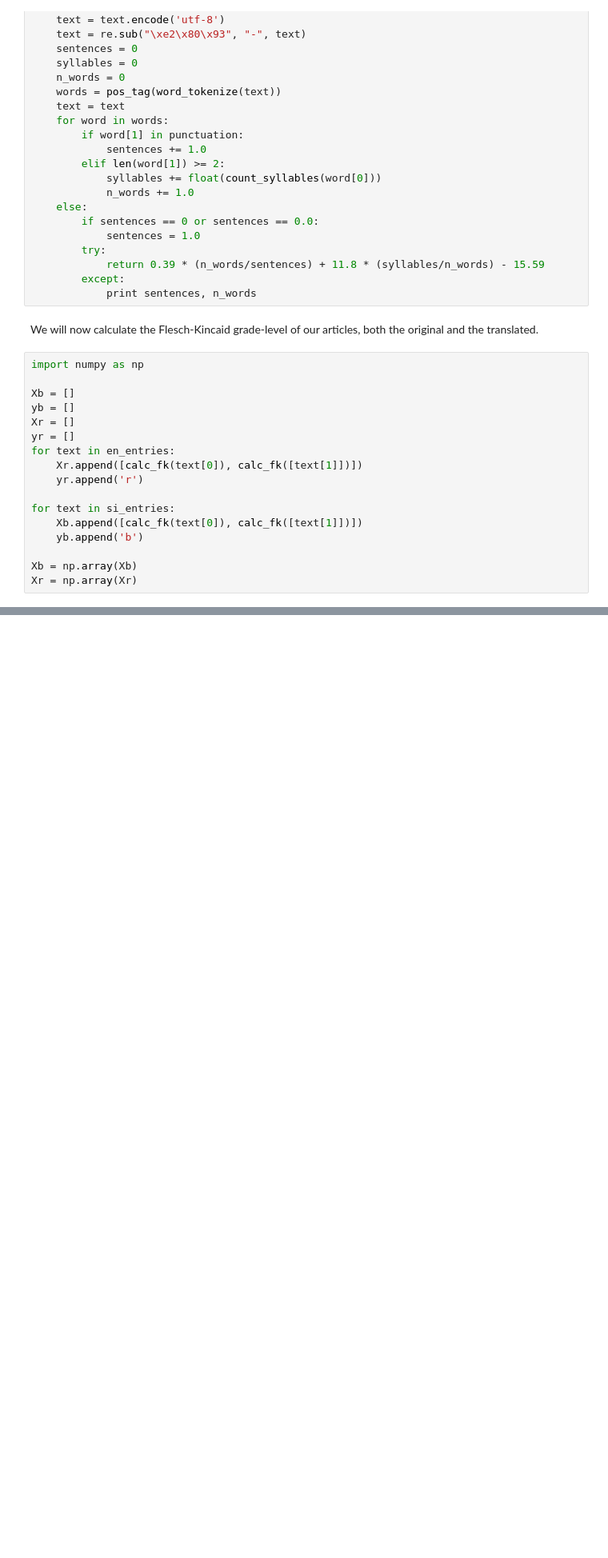
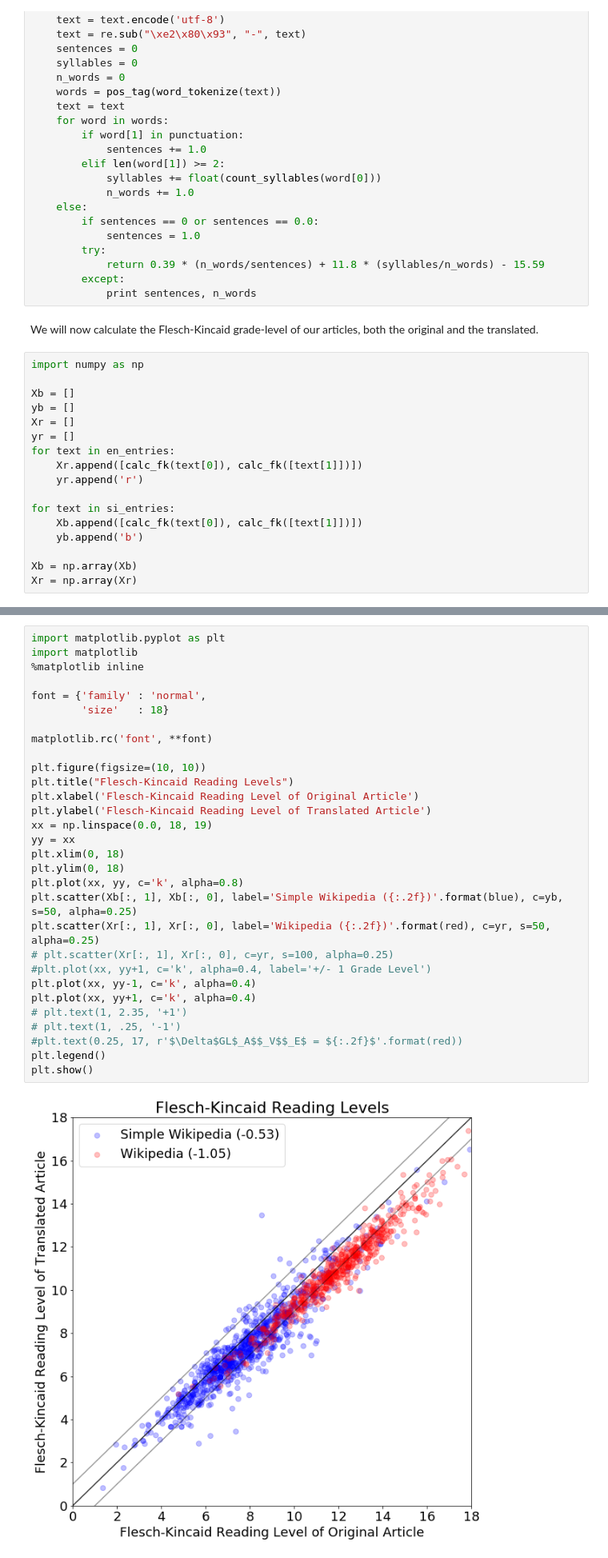
Before and after one commit to NeverForged/BasicEnglishTranslator, a Jupyter notebook: evaluation/Test Basic English Translator Reading Level.ipynb, the cells around one changed output, grey strips where cells are left out. Shown: that part at 80% size. Drawn from its saved outputs; the diff is of its cells as text; blank space fills up the shorter version.

```diff
--- a/evaluation/Test Basic English Translator Reading Level.ipynb
+++ b/evaluation/Test Basic English Translator Reading Level.ipynb
@@ -112 +137,33 @@ Xr = np.array(Xr)
+# %%
+import matplotlib.pyplot as plt
+import matplotlib
+%matplotlib inline
+
+font = {'family' : 'normal',
+        'size'   : 18}
+
+matplotlib.rc('font', **font)
+
+plt.figure(figsize=(10, 10))
+plt.title("Flesch-Kincaid Reading Levels")
+plt.xlabel('Flesch-Kincaid Reading Level of Original Article')
+plt.ylabel('Flesch-Kincaid Reading Level of Translated Article')
+xx = np.linspace(0.0, 18, 19)
+yy = xx
+plt.xlim(0, 18)
+plt.ylim(0, 18)
+plt.plot(xx, yy, c='k', alpha=0.8)
+plt.scatter(Xb[:, 1], Xb[:, 0], label='Simple Wikipedia ({:.2f})'.format(blue), c=yb, s=50, alpha=0.25)
+plt.scatter(Xr[:, 1], Xr[:, 0], label='Wikipedia ({:.2f})'.format(red), c=yr, s=50, alpha=0.25)
+# plt.scatter(Xr[:, 1], Xr[:, 0], c=yr, s=100, alpha=0.25)
+#plt.plot(xx, yy+1, c='k', alpha=0.4, label='+/- 1 Grade Level')
+plt.plot(xx, yy-1, c='k', alpha=0.4)
+plt.plot(xx, yy+1, c='k', alpha=0.4)
+# plt.text(1, 2.35, '+1')
+# plt.text(1, .25, '-1')
+#plt.text(0.25, 17, r'$\Delta$GL$_A$$_V$$_E$ = ${:.2f}$'.format(red))
+plt.legend()
+plt.show()
+# %% [output]
+[figure, added]
 # %% [markdown]
```
Also changed, not shown: parts of 6 cells of this notebook, 2 other files.
